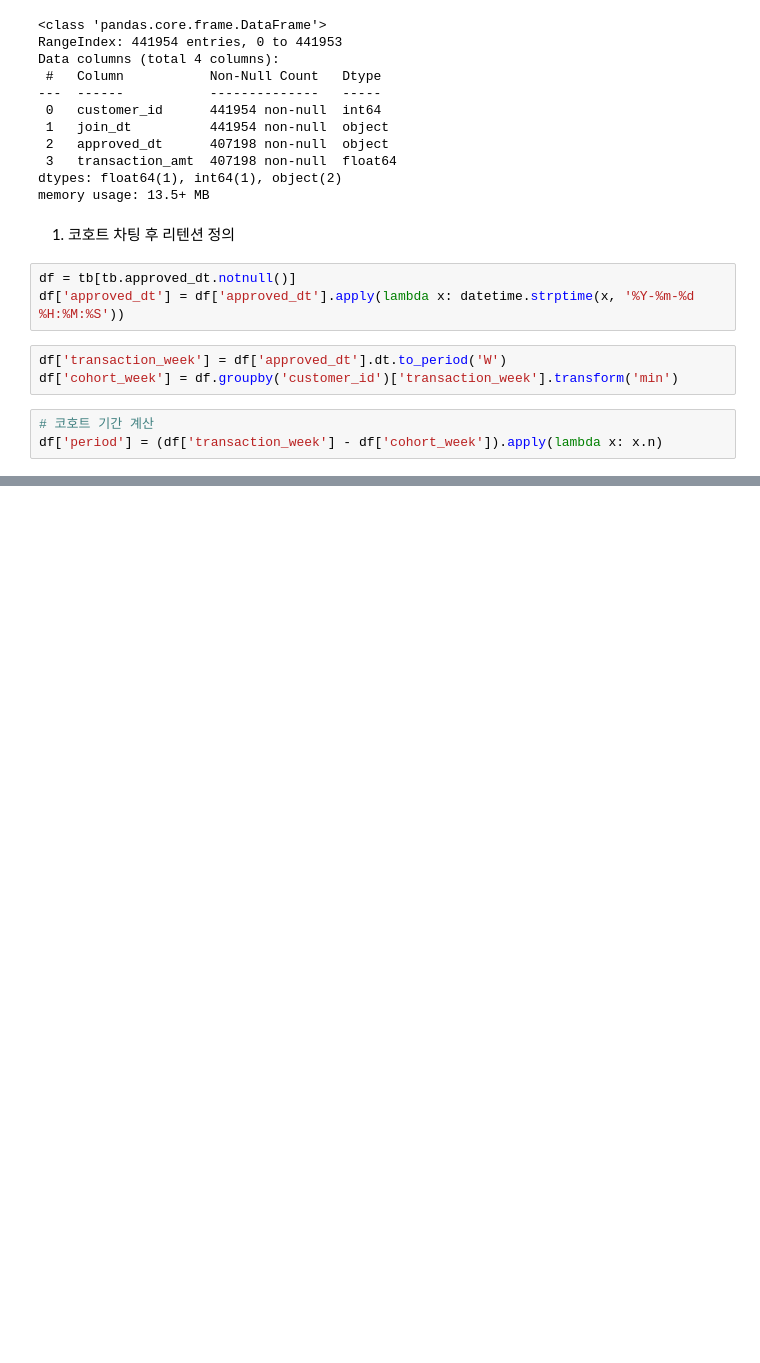
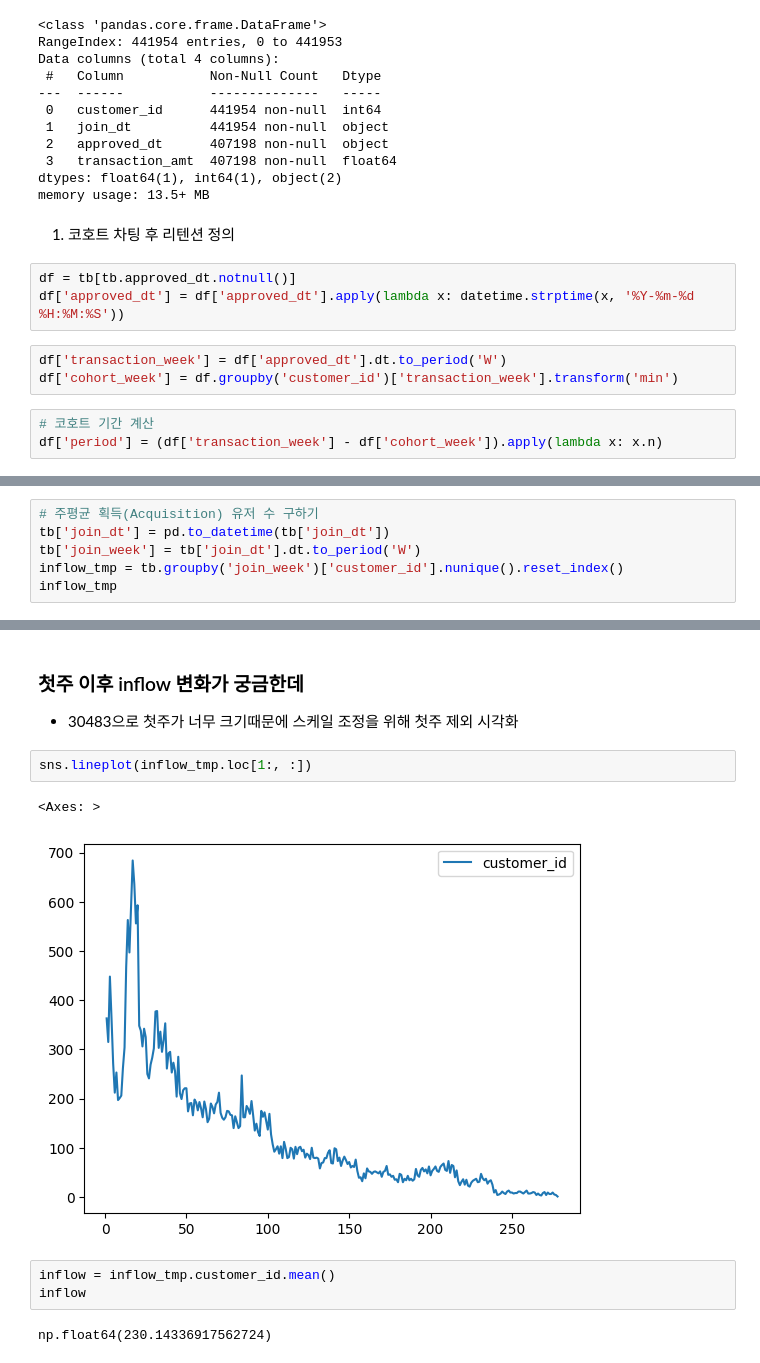
Before and after one commit to FASTriver0714/CC-AAR-ABTest, a Jupyter notebook: notebooks/CC&AARRR.ipynb, the cells around one changed output, grey strips where cells are left out. Saved outputs shown, nothing was run; the diff lists cells and outputs as text; blank space fills up the shorter version.

```diff
--- a/notebooks/CC&AARRR.ipynb
+++ b/notebooks/CC&AARRR.ipynb
@@ -72,0 +144,6 @@ cohort_table =
+# %%
+# 주평균 획득(Acquisition) 유저 수 구하기
+tb['join_dt'] = pd.to_datetime(tb['join_dt'])
+tb['join_week'] = tb['join_dt'].dt.to_period('W')
+inflow_tmp = tb.groupby('join_week')['customer_id'].nunique().reset_index()
+inflow_tmp
@@ -72,0 +164,13 @@ cohort_table =
+# %% [markdown]
+### 첫주 이후 inflow 변화가 궁금한데
+  - 30483으로 첫주가 너무 크기때문에 스케일 조정을 위해 첫주 제외 시각화
+# %%
+sns.lineplot(inflow_tmp.loc[1:, :])
+# %% [output]
+<Axes: >
+[figure, added]
+# %%
+inflow = inflow_tmp.customer_id.mean()
+inflow
+# %% [output]
+np.float64(230.14336917562724)
```
Also changed, not shown: parts of 13 cells of this notebook.
